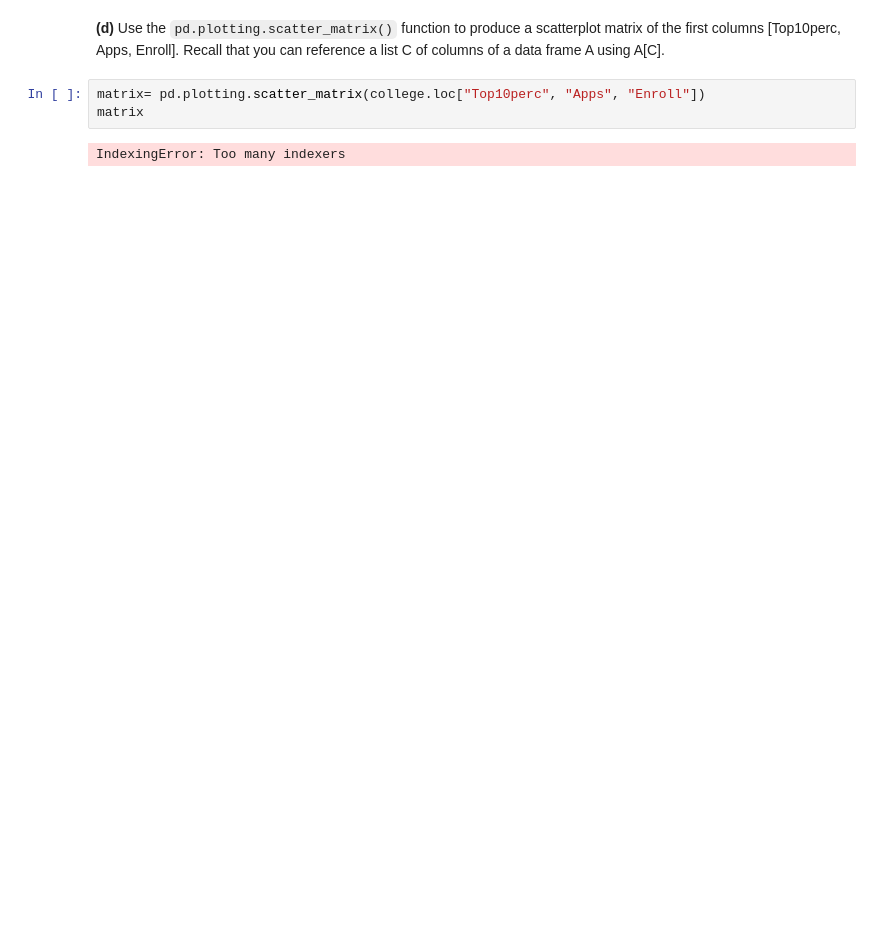
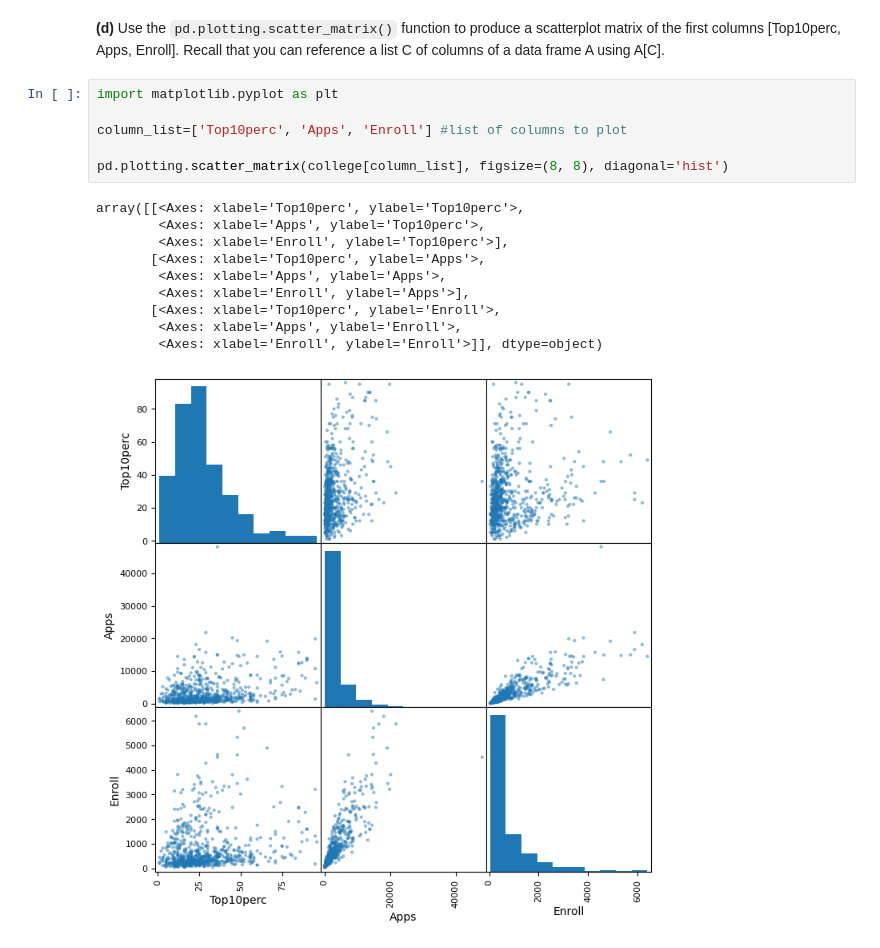
Before and after one commit to nouralahmad89-crypto/Laboration_databehandling, a Jupyter notebook: amerikanska universitet.ipynb, the cells around one changed output. Drawn from its saved outputs; the diff is of its cells as text; blank space fills up the shorter version.

```diff
--- a/amerikanska universitet.ipynb
+++ b/amerikanska universitet.ipynb
@@ -71,7 +77,19 @@ college.describe()
 # %% [markdown]
 **(d)** Use the `pd.plotting.scatter_matrix()` function to produce a scatterplot matrix of the first columns [Top10perc, Apps, Enroll]. Recall that you can reference a list C of columns of a data frame A using A[C].
 # %%
-matrix= pd.plotting.scatter_matrix(college.loc["Top10perc", "Apps", "Enroll"])
-matrix
+import matplotlib.pyplot as plt
+
+column_list=['Top10perc', 'Apps', 'Enroll'] #list of columns to plot
+
+pd.plotting.scatter_matrix(college[column_list], figsize=(8, 8), diagonal='hist')
 # %% [output]
-IndexingError: Too many indexers
+array([[<Axes: xlabel='Top10perc', ylabel='Top10perc'>,
+        <Axes: xlabel='Apps', ylabel='Top10perc'>,
+        <Axes: xlabel='Enroll', ylabel='Top10perc'>],
+       [<Axes: xlabel='Top10perc', ylabel='Apps'>,
+        <Axes: xlabel='Apps', ylabel='Apps'>,
+        <Axes: xlabel='Enroll', ylabel='Apps'>],
+       [<Axes: xlabel='Top10perc', ylabel='Enroll'>,
+        <Axes: xlabel='Apps', ylabel='Enroll'>,
+        <Axes: xlabel='Enroll', ylabel='Enroll'>]], dtype=object)
+[figure, added]
```
Also changed, not shown: parts of 12 cells of this notebook.
